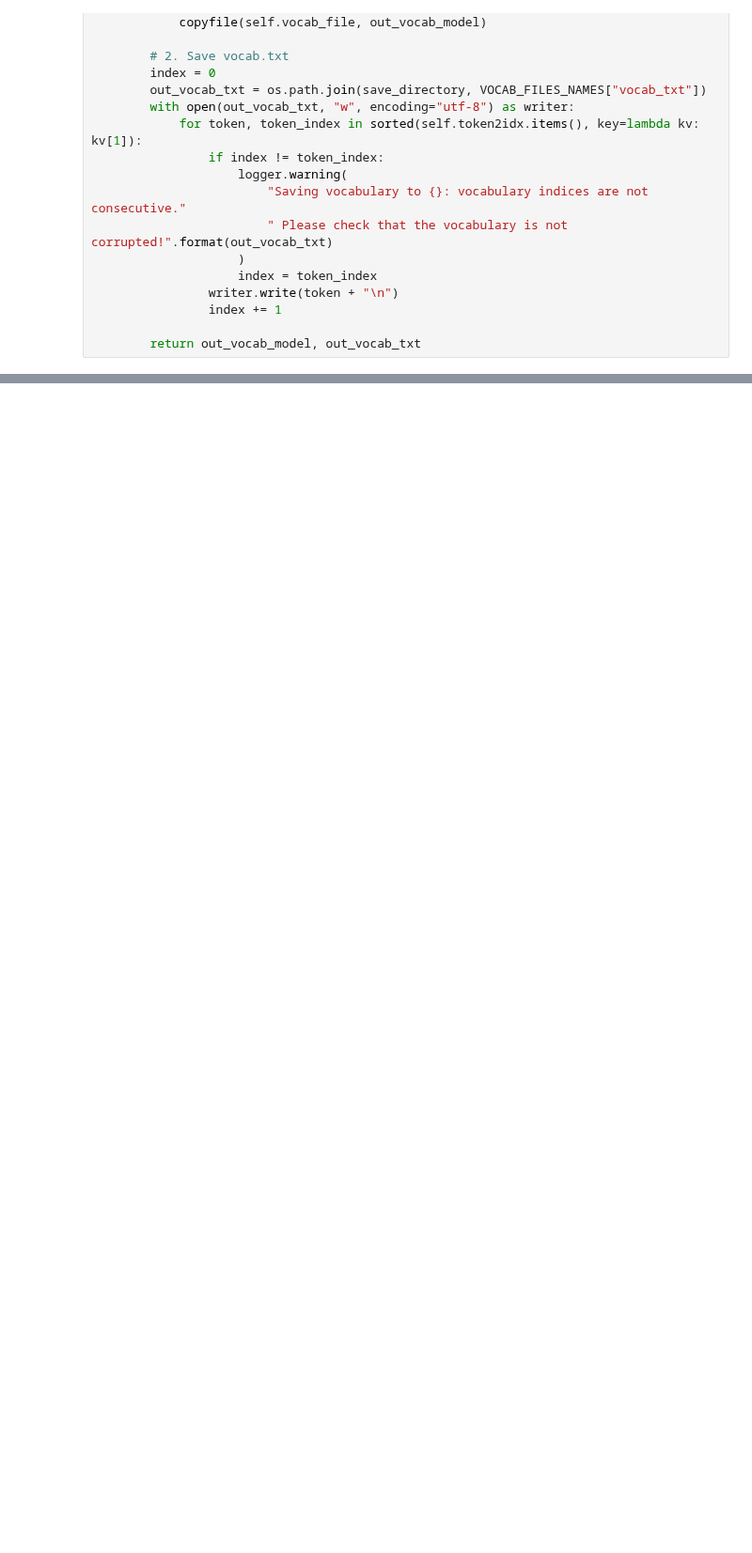
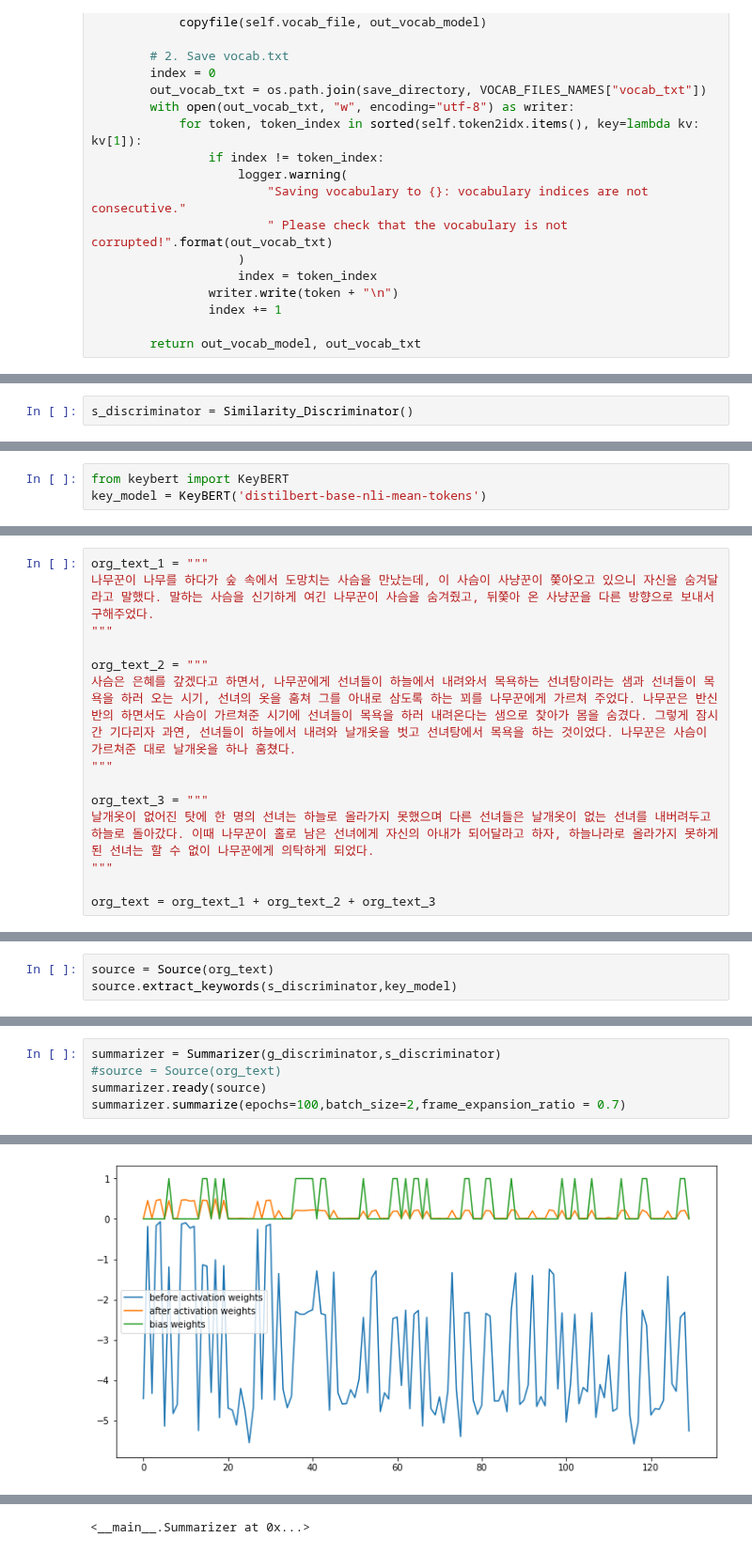
Before and after one commit to dolmani38/Summary, a Jupyter notebook: GAN_based_Korean_summarizer_using_probability_distribution_by_phrase.v0.4.ipynb, the cells around one changed output, grey strips where cells are left out. Shown at 94% size. Drawn from its saved outputs; the diff is of its cells as text; blank space fills up the shorter version.

```diff
--- a/GAN_based_Korean_summarizer_using_probability_distribution_by_phrase.v0.4.ipynb
+++ b/GAN_based_Korean_summarizer_using_probability_distribution_by_phrase.v0.4.ipynb
@@ -2272,0 +1259,2 @@ skel: 숲 사냥꾼이 나무꾼이 뒤쫓아 사냥꾼을 갚겠다고 목욕
+# %%
+s_discriminator = Similarity_Discriminator()
@@ -2272,0 +1267,3 @@ skel: 숲 사냥꾼이 나무꾼이 뒤쫓아 사냥꾼을 갚겠다고 목욕
+# %%
+from keybert import KeyBERT
+key_model = KeyBERT('distilbert-base-nli-mean-tokens')
@@ -2272,0 +1878,14 @@ skel: 숲 사냥꾼이 나무꾼이 뒤쫓아 사냥꾼을 갚겠다고 목욕
+# %%
+org_text_1 = """
+나무꾼이 나무를 하다가 숲 속에서 도망치는 사슴을 만났는데, 이 사슴이 사냥꾼이 쫓아오고 있으니 자신을 숨겨달라고 말했다. 말하는 사슴을 신기하게 여긴 나무꾼이 사슴을 숨겨줬고, 뒤쫓아 온 사냥꾼을 다른 방향으로 보내서 구해주었다.
+"""
+
+org_text_2 = """
+사슴은 은혜를 갚겠다고 하면서, 나무꾼에게 선녀들이 하늘에서 내려와서 목욕하는 선녀탕이라는 샘과 선녀들이 목욕을 하러 오는 시기, 선녀의 옷을 훔쳐 그를 아내로 삼도록 하는 꾀를 나무꾼에게 가르쳐 주었다. 나무꾼은 반신반의 하면서도 사슴이 가르쳐준 시기에 선녀들이 목욕을 하러 내려온다는 샘으로 찾아가 몸을 숨겼다. 그렇게 잠시간 기다리자 과연, 선녀들이 하늘에서 내려와 날개옷을 벗고 선녀탕에서 목욕을 하는 것이었다. 나무꾼은 사슴이 가르쳐준 대로 날개옷을 하나 훔쳤다.
+"""
+
+org_text_3 = """
+날개옷이 없어진 탓에 한 명의 선녀는 하늘로 올라가지 못했으며 다른 선녀들은 날개옷이 없는 선녀를 내버려두고 하늘로 돌아갔다. 이때 나무꾼이 홀로 남은 선녀에게 자신의 아내가 되어달라고 하자, 하늘나라로 올라가지 못하게 된 선녀는 할 수 없이 나무꾼에게 의탁하게 되었다.
+"""
+
+org_text = org_text_1 + org_text_2 + org_text_3
@@ -2272,0 +1894,3 @@ skel: 숲 사냥꾼이 나무꾼이 뒤쫓아 사냥꾼을 갚겠다고 목욕
+# %%
+source = Source(org_text)
+source.extract_keywords(s_discriminator,key_model)
@@ -2272,0 +1915,6 @@ skel: 숲 사냥꾼이 나무꾼이 뒤쫓아 사냥꾼을 갚겠다고 목욕
+# %%
+summarizer = Summarizer(g_discriminator,s_discriminator)
+#source = Source(org_text)
+summarizer.ready(source)
+summarizer.summarize(epochs=100,batch_size=2,frame_expansion_ratio = 0.7)
+# %% [output]
@@ -2272,0 +1922 @@ skel: 숲 사냥꾼이 나무꾼이 뒤쫓아 사냥꾼을 갚겠다고 목욕
+[figure, added]
@@ -2272,0 +1924 @@ skel: 숲 사냥꾼이 나무꾼이 뒤쫓아 사냥꾼을 갚겠다고 목욕
+<__main__.Summarizer at 0x...>
```
Also changed, not shown: parts of 133 cells of this notebook.
